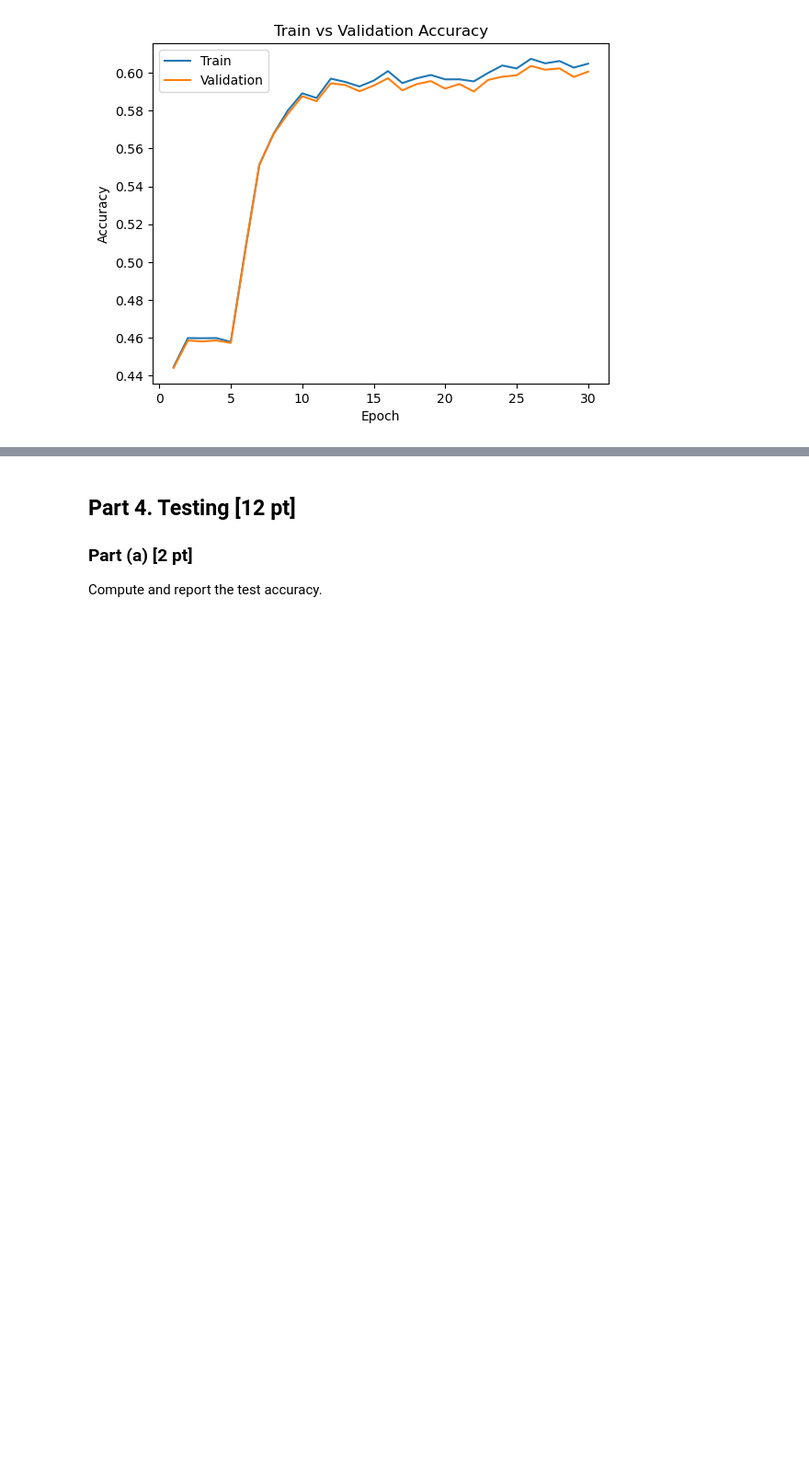
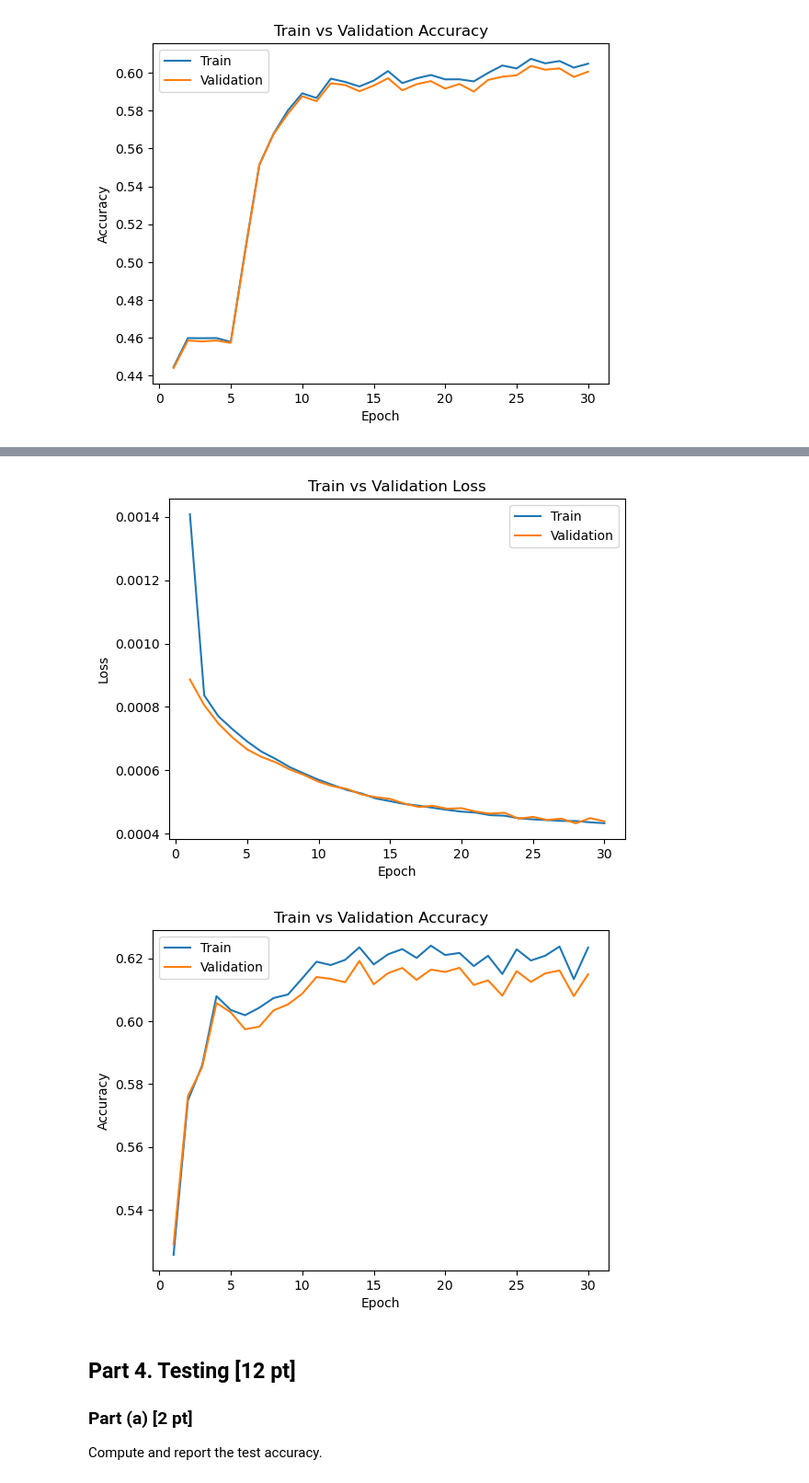
Before and after one commit to EthanRajah/ML-Learning, a Jupyter notebook: APS360 Labs/Lab4/Lab_4_Data_Imputation_Winter_2022.ipynb, the cells around one changed output, grey strips where cells are left out. Shown: that part at 92% size. Cells and saved outputs as stored; diff of their text form; code cells hidden in the pictures; blank space fills up the shorter version.

Commit message:
Baseline model comparison complete

```diff
--- a/APS360 Labs/Lab4/Lab_4_Data_Imputation_Winter_2022.ipynb
+++ b/APS360 Labs/Lab4/Lab_4_Data_Imputation_Winter_2022.ipynb
@@ -701,0 +679,8 @@ Total time elapsed: 1128.50 seconds
+# %%
+train_loader = torch.utils.data.DataLoader(data_torch, batch_size=64, num_workers=1, sampler=train_sampler)
+val_loader = torch.utils.data.DataLoader(data_torch, batch_size=64, num_workers=1, sampler=val_sampler)
+test_loader = torch.utils.data.DataLoader(data_torch, batch_size=64, num_workers=1, sampler=test_sampler)
+
+model = AutoEncoder()
+train(model, train_loader, val_loader, num_epochs=30, learning_rate=0.001)
+# %% [output]
@@ -702,3 +704,5 @@ Total time elapsed: 1128.50 seconds
+[figure, added]
+[figure, added]
 # %% [markdown]
 ## Part 4. Testing [12 pt]
 
```
Also changed, not shown: parts of 12 cells of this notebook.
